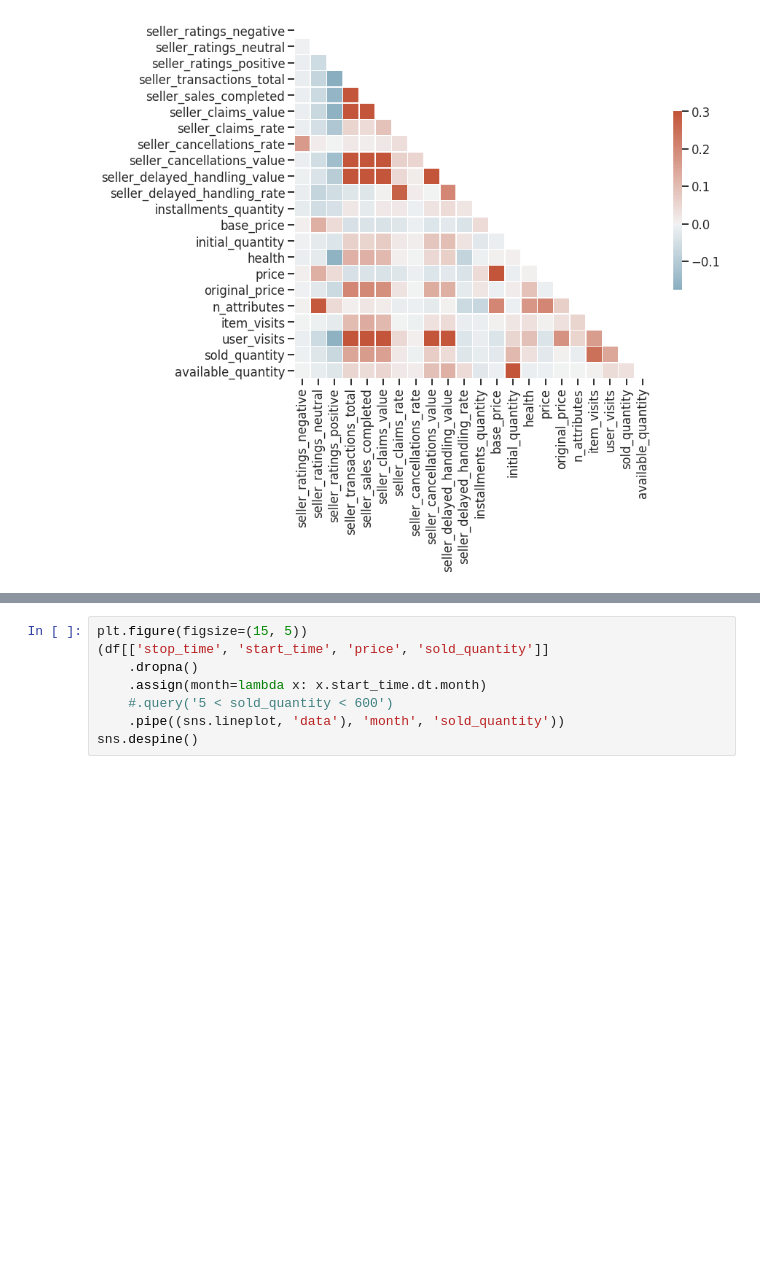
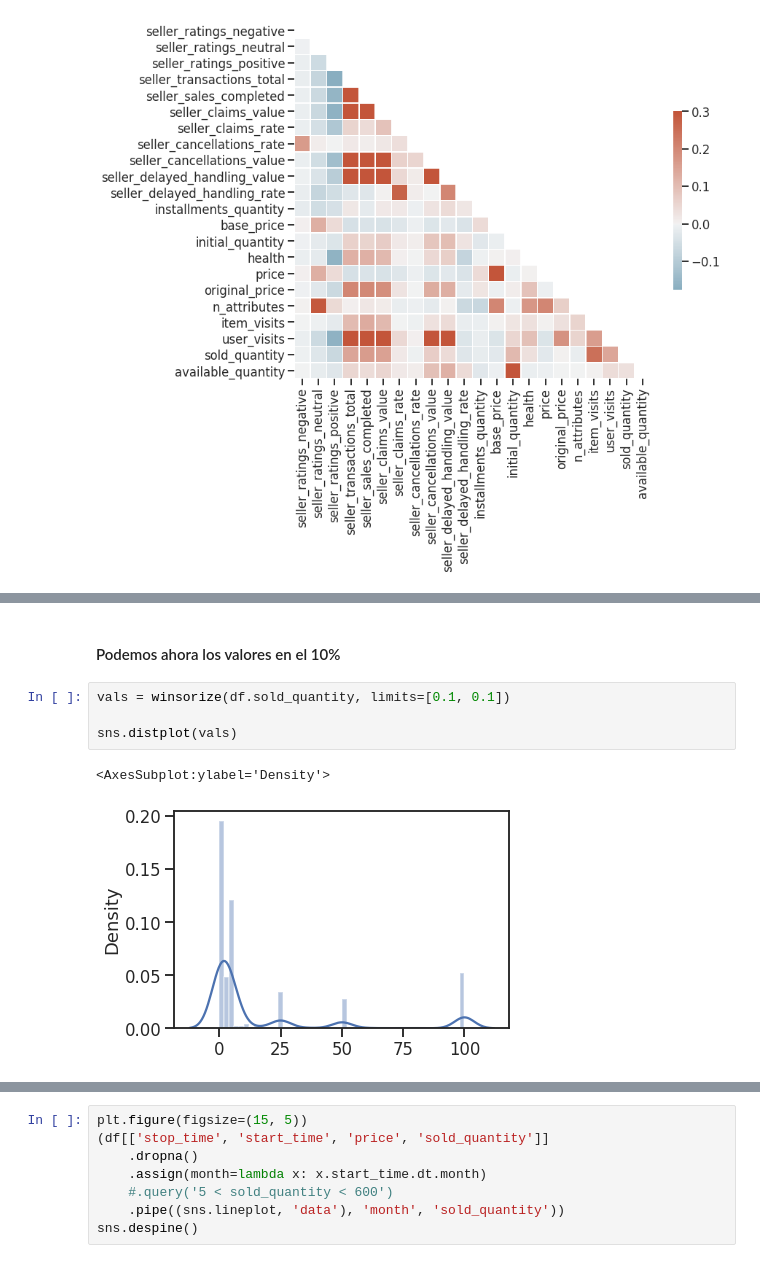
Before and after one commit to ramonblas/challenge_meli_ml_rllorente, a Jupyter notebook: EDAyPreprocesamiento.ipynb, the cells around one changed output, grey strips where cells are left out. Drawn from its saved outputs; the diff is of its cells as text; blank space fills up the shorter version.

```diff
--- a/EDAyPreprocesamiento.ipynb
+++ b/EDAyPreprocesamiento.ipynb
@@ -188,0 +186,9 @@ sns.despine()
+# %% [markdown]
+#### Podemos ahora los valores en el 10%
+# %%
+vals = winsorize(df.sold_quantity, limits=[0.1, 0.1])
+
+sns.distplot(vals)
+# %% [output]
+<AxesSubplot:ylabel='Density'>
+[figure, added]
```
Also changed, not shown: parts of 105 cells of this notebook, 1 other file.
